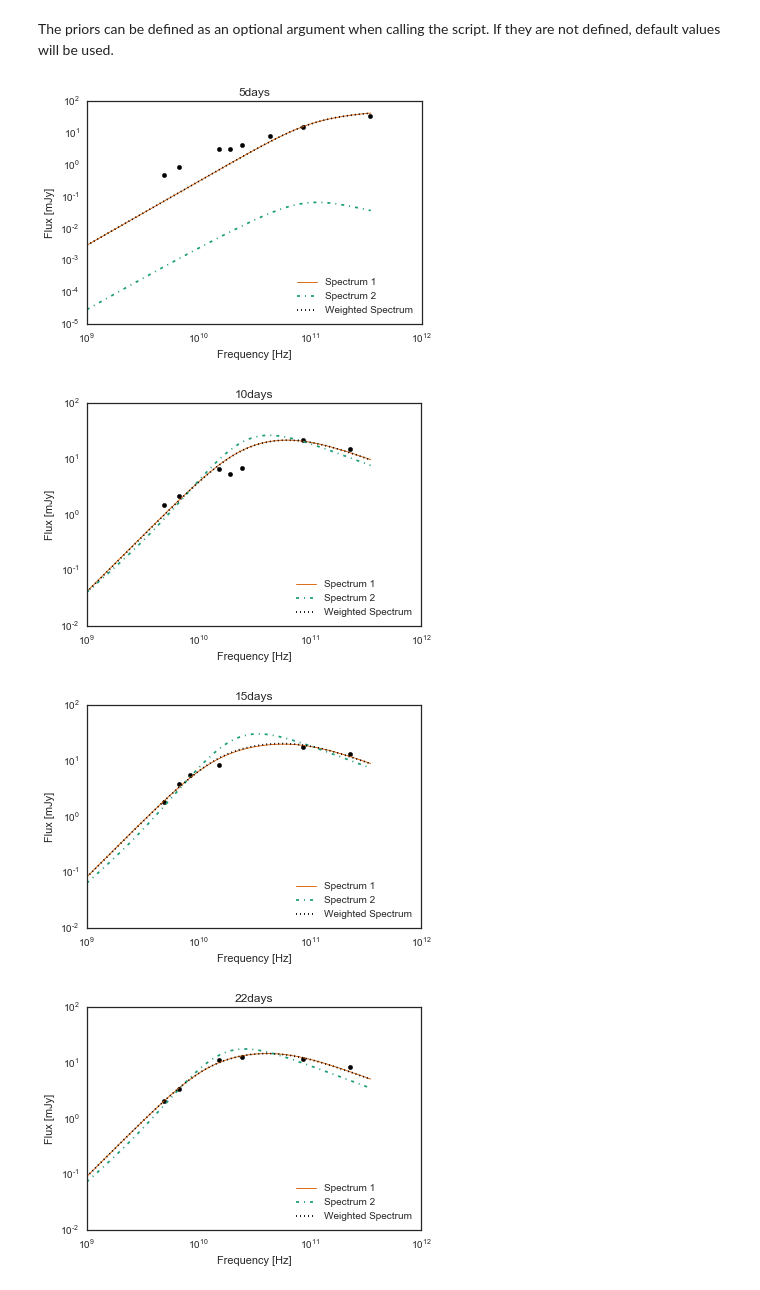
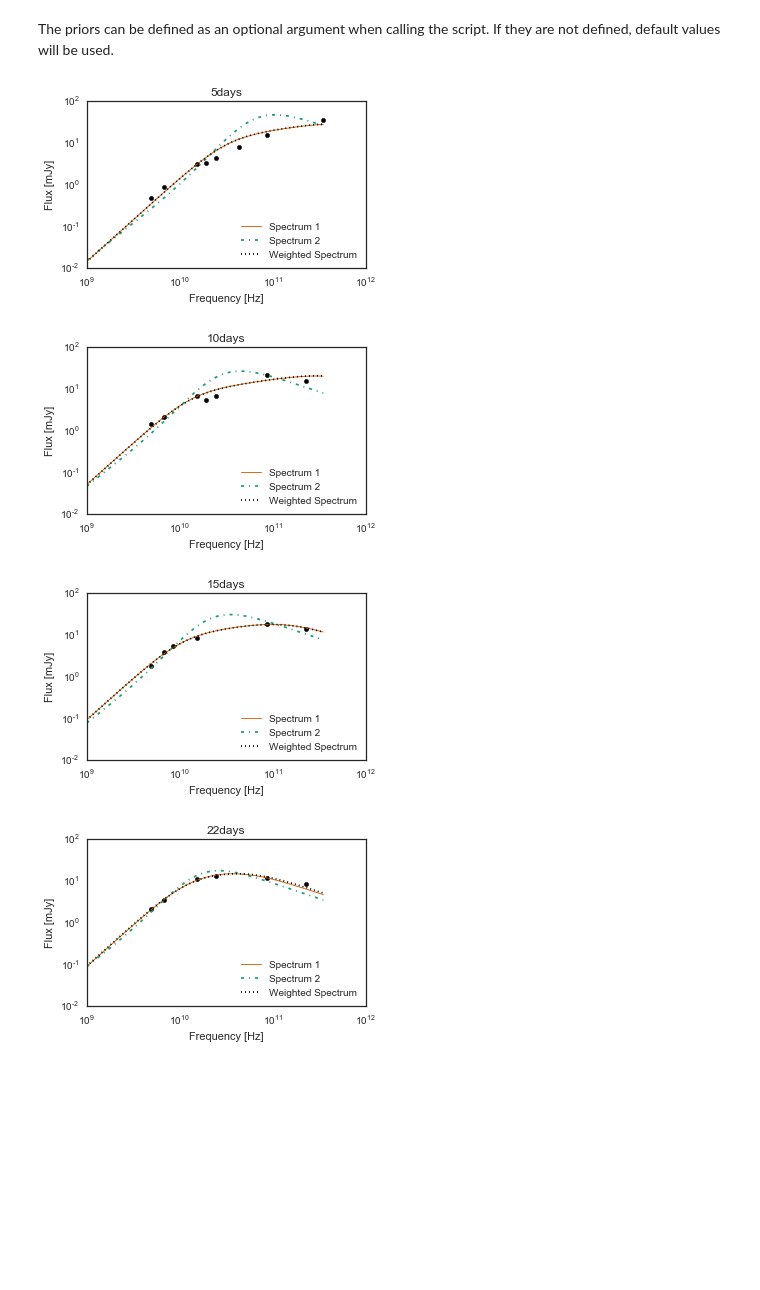
Before and after one commit to tarraneh/SyncMCMC, a Jupyter notebook: tutorial.ipynb, the cells around one changed output. Drawn from its saved outputs; the diff is of its cells as text; code cells hidden in the pictures; blank space fills up the shorter version.

```diff
--- a/tutorial.ipynb
+++ b/tutorial.ipynb
@@ -345,9 +350,9 @@ The priors can be defined as an optional argument when calling the script. If th
 # %%
 # Define priors
 
-priors_1 = [UniformPrior(1.,55.),
-          UniformPrior(1E8,1E11),
-          UniformPrior(1E8,1E11),
+priors_1 = [UniformPrior(1.,110.),
+          UniformPrior(1E9,1E12),
+          UniformPrior(1E9,1E12),
           UniformPrior(-3,0.01)]
 
 va_bounds = '1E9,1E12'
@@ -410,35 +415,35 @@ for (data_file, F_true, va_true, vm_true,lnf_true) in zip(data_files, true_flux_
 
         # Calculate parameter estimates and uncertainties
         estimates = [make_estimate(s, g) for (s, g) in zip(samples.T, (F_true,va_true,vm_true,lnf_true))]
         all_file_line = [make_estimate(s, g).get_value() for (s, g) in zip(samples.T, (F_true,va_true,vm_true,lnf_true))]
         all_model_ests.append(all_file_line)
         flux_est, va_est, vm_est, lnf_est = estimates
 
         # Update priors with results from previous parameter estimation
 
     #flux_stdevs.append(estimates[0].estimate_uncertainty())
     priors_list.append([UniformPrior(1,110),
           UniformPrior(float(va_bounds.split(',')[0]), va_est.upper),
           UniformPrior(float(vm_bounds.split(',')[0]), vm_est.upper),
           UniformPrior(-3.,-0.01)])
 
     # Plot fits from all models on a single figure
 
     v_range = np.linspace(1E9,350E9,1E4)
-    plt.figure()
+    plt.figure(figsize=(5,3))
     plt.scatter(freqs,flux,color='k')
     plt.plot(v_range,spectrum(v_range,all_model_ests[0][0][0],all_model_ests[0][1][0],all_model_ests[0][2][0]),color='#d95f02',label='Spectrum 1',lw='0.9')
     plt.plot(v_range,spectrum_2(v_range,all_model_ests[1][0][0],all_model_ests[1][1][0],all_model_ests[1][2][0]),ls='-.',color='#1b9e77',label='Spectrum 2')
     plt.plot(v_range,weighted_spectrum(v_range,all_model_ests[2][0][0],all_model_ests[2][1][0],all_model_ests[2][2][0]),ls=':',color='k',label='Weighted Spectrum')
     plt.legend(loc='lower right')
     plt.xscale('log')
     plt.yscale('log')
     plt.xlabel('Frequency [Hz]')
     plt.ylabel('Flux [mJy]')
     plt.title(data_file.split('_')[1])
     plt.show()
 # %% [output]
-[figure, old version]
+[figure, new version]
-[figure, old version]
+[figure, new version]
-[figure, old version]
+[figure, new version]
-[figure, old version]
+[figure, new version]
```
Also changed, not shown: parts of 17 cells of this notebook, 2 other files.
